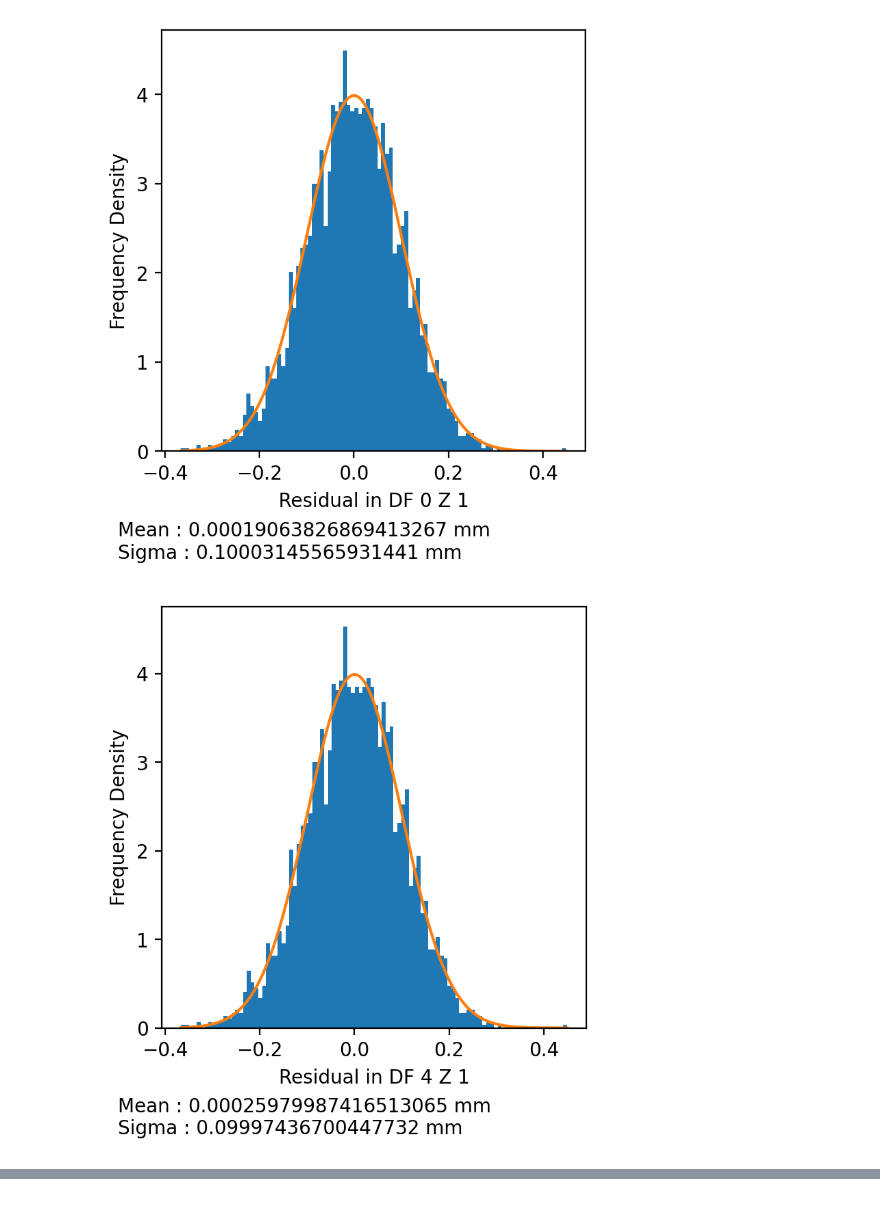
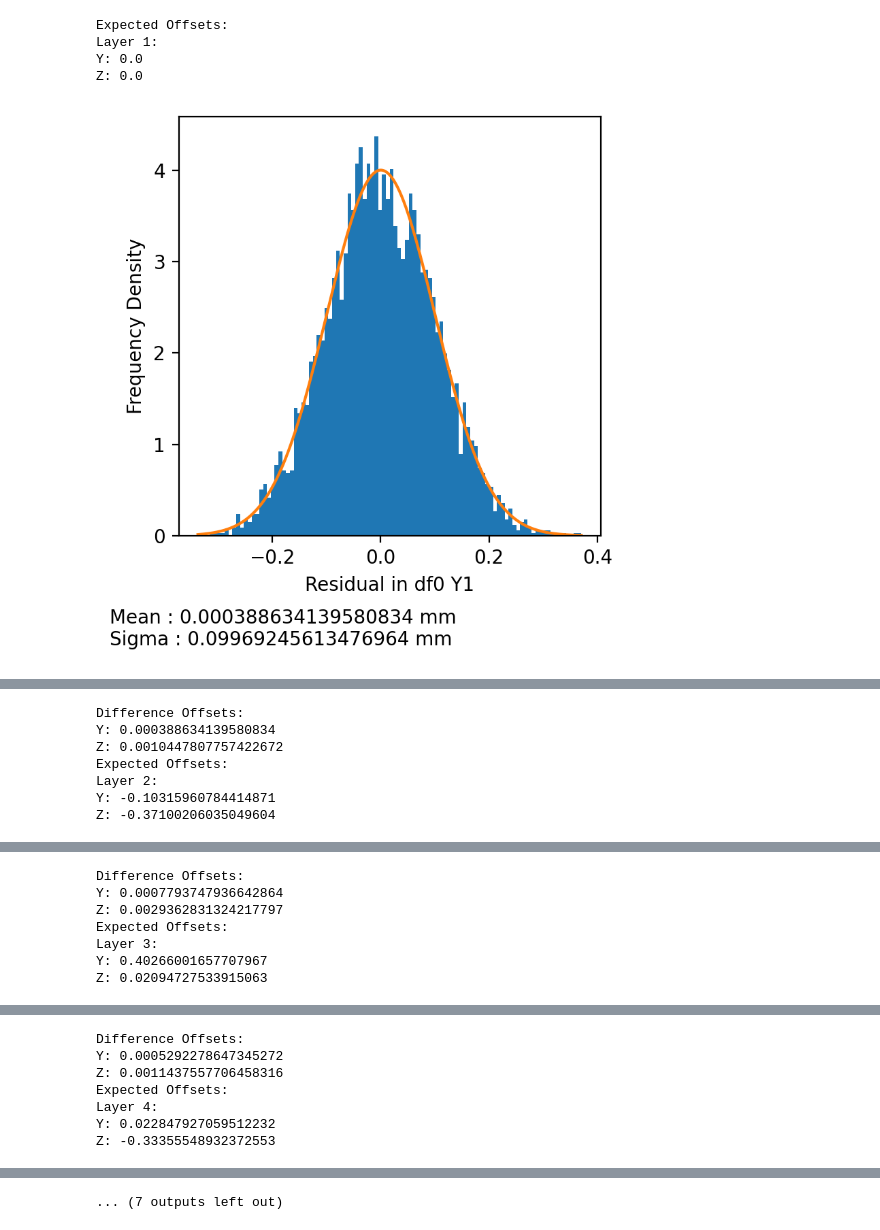
Before and after one commit to ldk111/FASER-2-MPhys-Project, a Jupyter notebook: Analysis/analysis.ipynb, the cells around one changed output, grey strips where cells are left out. Saved outputs shown, nothing was run; the diff lists cells and outputs as text; code cells hidden in the pictures.

Commit message:
update for analysis of 50 runs, calculation of total statistics, few more functions for analysis added

```diff
--- a/Analysis/analysis.ipynb
+++ b/Analysis/analysis.ipynb
@@ -78,3 +89,12 @@ for i in range(0, 16):
 
     df = pd.DataFrame(data=np.column_stack(df_data), columns=df_columns)
     df.to_csv(output_path)
+# %%
+from scipy.stats import norm
+
+def Fit_Gaussian(x):
+
+    x_no_nan = x[~np.isnan(x)]
+    mu, std = norm.fit(x_no_nan)
+
+    return x_no_nan, mu, std
@@ -80,0 +140,28 @@ for i in range(0, 16):
+# %%
+def Plot_Dataframe(df, offsets_y, offsets_z, tag = ""):
+
+    y_tot_res = 0
+    z_tot_res = 0
+
+    for i in range(0, len(offsets_y)):
+        print("Expected Offsets:")
+        print("Layer " + str(i + 1) + ":")
+        print("Y: " + str(offsets_y[i]))
+        print("Z: " + str(offsets_z[i]))
+
+        mu_y, std_y, fig_y = Residual_Plot(df["GLOBAL_Y_HIT_" + str(i+1)] - df["Y_TRUTH_" + str(i+1)], label = tag + " Y" + str(i+1))
+
+        mu_z, std_z, fig_z = Residual_Plot(df["GLOBAL_Z_HIT_" + str(i+1)] - df["Z_TRUTH_" + str(i+1)], label = tag + " Z" + str(i+1))
+
+        y_res = np.abs(mu_y - offsets_y[i])
+        z_res = np.abs(mu_z - offsets_z[i])
+
+        y_tot_res += y_res
+        z_tot_res += z_res
+
+        print("Difference Offsets:")
+        print("Y: " + str(y_res))
+        print("Z: " + str(z_res))
+
+    print("Total Residual in Y: " + str(y_tot_res))
+    print("Total Residual in Z: " + str(z_tot_res))
@@ -81 +210,4 @@ for i in range(0, 16):
+# %%
+offsets_y = np.loadtxt("C:/Users/luke/OneDrive/Documents/MPhys Project/Output Files/gaussian_offset_big/offsets_y.csv", delimiter = ",")
+offsets_z = np.loadtxt("C:/Users/luke/OneDrive/Documents/MPhys Project/Output Files/gaussian_offset_big/offsets_z.csv", delimiter = ",")
 # %%
@@ -133,3 +263,0 @@ def Residual_Plot(x, label = "", save = False, bins=100):
-# %%
-offsets_y = np.loadtxt("../Gaussian Offset Prediction/offsets_y.csv", delimiter = ",")
-offsets_z = np.loadtxt("../Gaussian Offset Prediction/offsets_z.csv", delimiter = ",")
@@ -144,6 +263,0 @@ print(offsets_z[4])
-# %%
-mu, std, fig = Residual_Plot(df9["GLOBAL_Z_HIT_6"] - df9["Z_TRUTH_6"], label = "DF 0 Z 1")
-mu, std, fig = Residual_Plot(df4["GLOBAL_Z_HIT_6"] - df4["Z_TRUTH_6"], label = "DF 4 Z 1")
-# %% [output]
-[figure, removed]
-[figure, removed]
@@ -149,0 +272,8 @@ mu, std, fig = Residual_Plot(df4["GLOBAL_Z_HIT_6"] - df4["Z_TRUTH_6"], label = "
+# %%
+Plot_Dataframe(df13, offsets_y[13], offsets_z[13], tag = "df0")
+# %% [output]
+Expected Offsets:
+Layer 1:
+Y: 0.0
+Z: 0.0
+[figure, added]
@@ -149,0 +281,7 @@ mu, std, fig = Residual_Plot(df4["GLOBAL_Z_HIT_6"] - df4["Z_TRUTH_6"], label = "
+Difference Offsets:
+Y: 0.000388634139580834
+Z: 0.0010447807757422672
+Expected Offsets:
+Layer 2:
+Y: -0.10315960784414871
+Z: -0.37100206035049604
@@ -149,0 +290,7 @@ mu, std, fig = Residual_Plot(df4["GLOBAL_Z_HIT_6"] - df4["Z_TRUTH_6"], label = "
+Difference Offsets:
+Y: 0.0007793747936642864
+Z: 0.0029362831324217797
+Expected Offsets:
+Layer 3:
+Y: 0.40266001657707967
+Z: 0.02094727533915063
@@ -149,0 +299,7 @@ mu, std, fig = Residual_Plot(df4["GLOBAL_Z_HIT_6"] - df4["Z_TRUTH_6"], label = "
+Difference Offsets:
+Y: 0.0005292278647345272
+Z: 0.0011437557706458316
+Expected Offsets:
+Layer 4:
+Y: 0.022847927059512232
+Z: -0.33355548932372553
@@ -149,0 +308 @@ mu, std, fig = Residual_Plot(df4["GLOBAL_Z_HIT_6"] - df4["Z_TRUTH_6"], label = "
+... (7 outputs left out)
```
Also changed, not shown: parts of 15 cells of this notebook.
